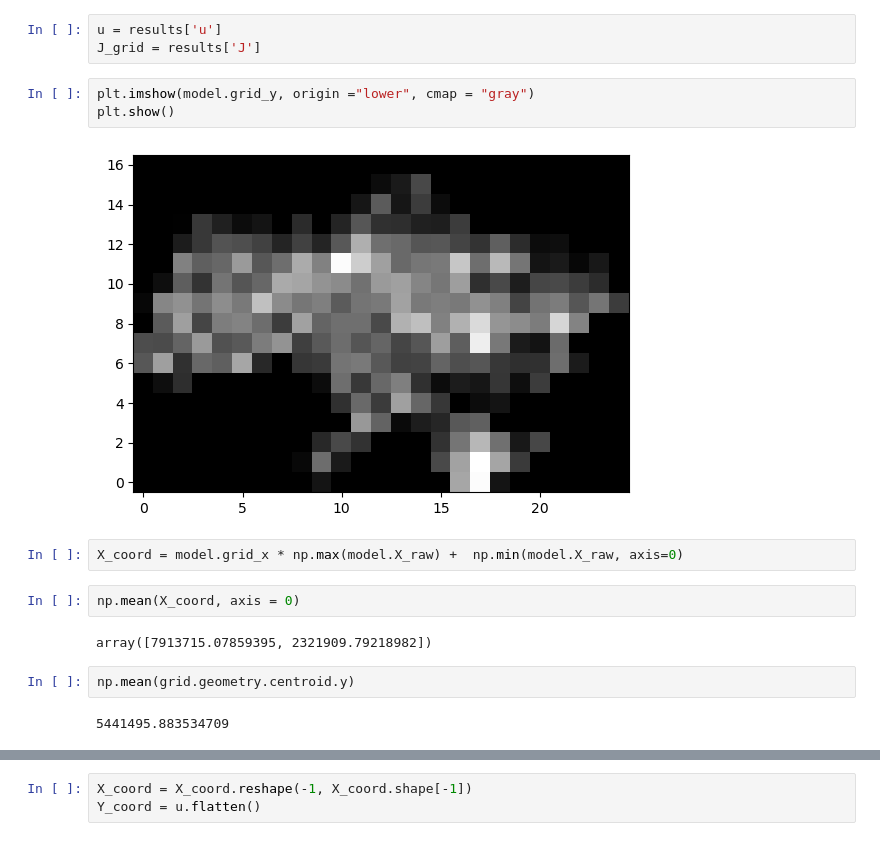
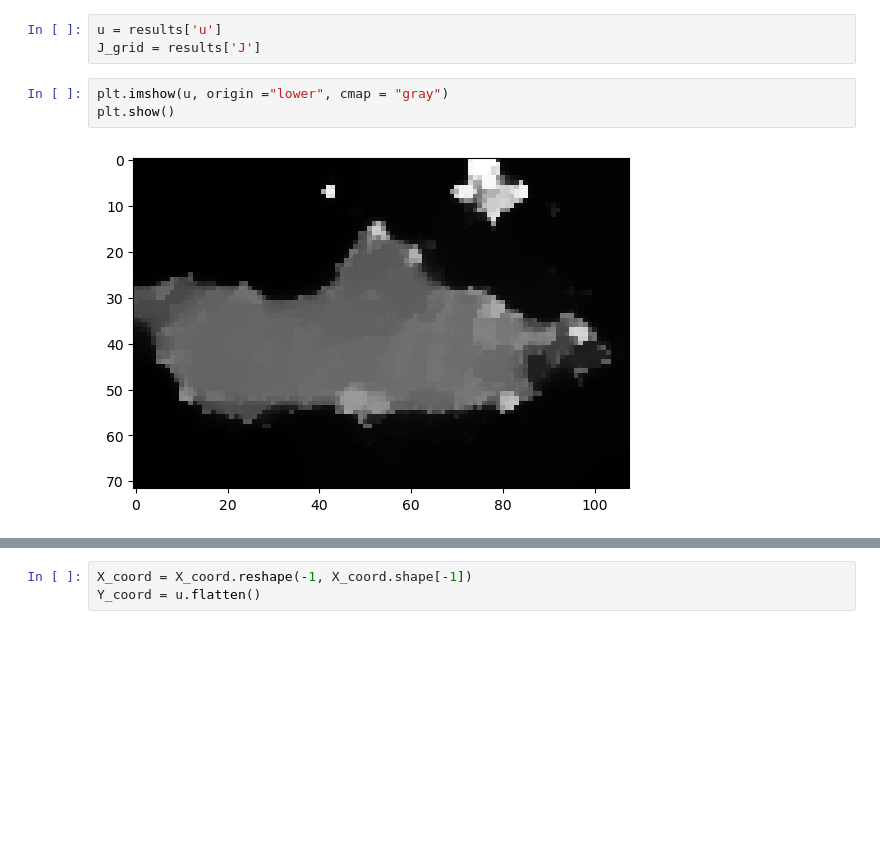
Before and after one commit to Davidvandijcke/fdr, a Jupyter notebook: src/analysis/frontline.ipynb, the cells around one changed output, grey strips where cells are left out. Drawn from its saved outputs; the diff is of its cells as text; blank space fills up the shorter version.

```diff
--- a/src/analysis/frontline.ipynb
+++ b/src/analysis/frontline.ipynb
@@ -71,17 +68,7 @@ results['it']
 u = results['u']
 J_grid = results['J']
 # %%
-plt.imshow(model.grid_y, origin ="lower", cmap = "gray")
+plt.imshow(u, origin ="lower", cmap = "gray")
 plt.show()
 # %% [output]
-[figure, old version]
+[figure, new version]
-# %%
-X_coord = model.grid_x * np.max(model.X_raw) +  np.min(model.X_raw, axis=0)
-# %%
-np.mean(X_coord, axis = 0)
-# %% [output]
-array([7913715.07859395, 2321909.79218982])
-# %%
-np.mean(grid.geometry.centroid.y)
-# %% [output]
-5441495.883534709
```
Also changed, not shown: parts of 21 cells of this notebook, 1 other file.
